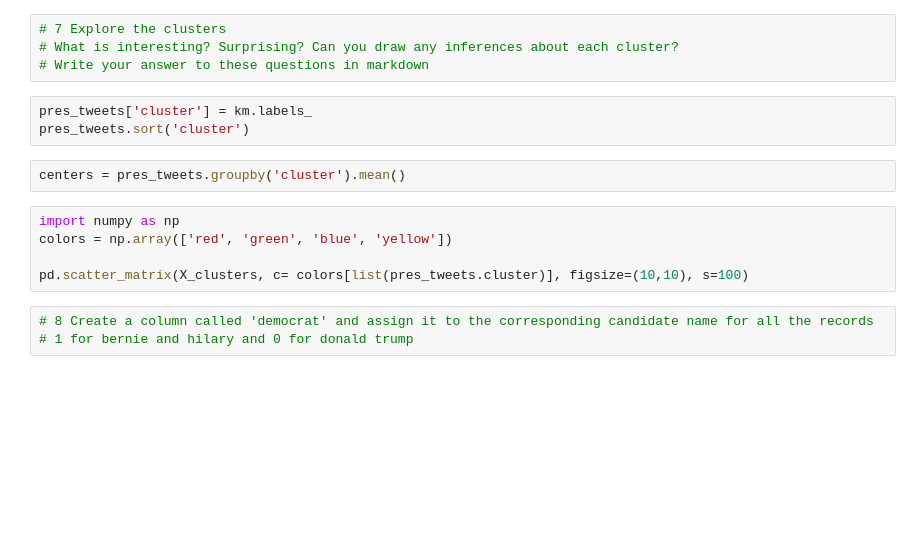
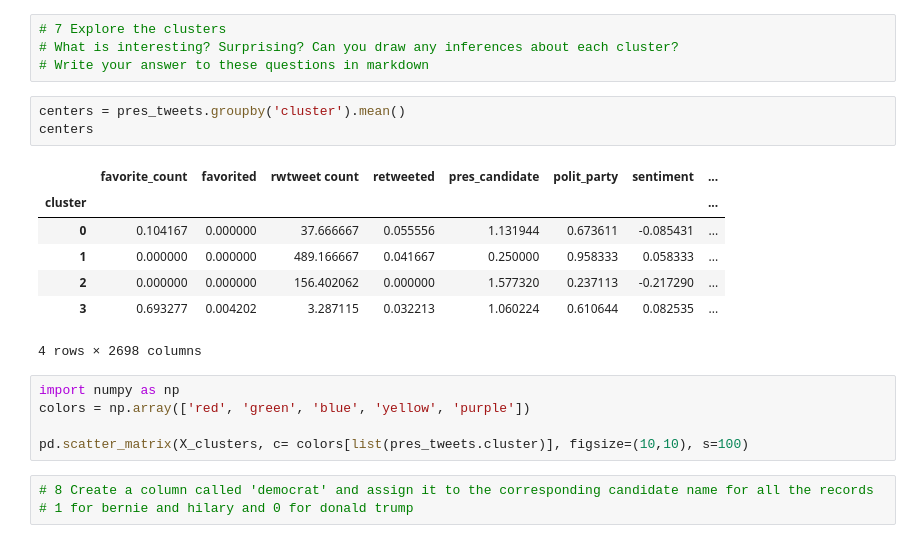
Before and after one commit to vandonova/sfdat22_work, a Jupyter notebook: hw/hw2.ipynb, the cells around one changed output. Cells and saved outputs as stored; diff of their text form; blank space fills up the shorter version.

```diff
--- a/hw/hw2.ipynb
+++ b/hw/hw2.ipynb
@@ -238,14 +277,20 @@ km.fit(X_clusters)
 # 7 Explore the clusters
 # What is interesting? Surprising? Can you draw any inferences about each cluster?
 # Write your answer to these questions in markdown
-# %%
-pres_tweets['cluster'] = km.labels_
-pres_tweets.sort('cluster')
 # %%
 centers = pres_tweets.groupby('cluster').mean()
+centers
+# %% [output]
+|  | favorite_count | favorited | rwtweet count | retweeted | pres_candidate | polit_party | sentiment | ... |
+| cluster |  |  |  |  |  |  |  | ... |
+| 0 | 0.104167 | 0.000000 | 37.666667 | 0.055556 | 1.131944 | 0.673611 | -0.085431 | ... |
+| 1 | 0.000000 | 0.000000 | 489.166667 | 0.041667 | 0.250000 | 0.958333 | 0.058333 | ... |
+| 2 | 0.000000 | 0.000000 | 156.402062 | 0.000000 | 1.577320 | 0.237113 | -0.217290 | ... |
+| 3 | 0.693277 | 0.004202 | 3.287115 | 0.032213 | 1.060224 | 0.610644 | 0.082535 | ... |
+4 rows × 2698 columns
 # %%
 import numpy as np
-colors = np.array(['red', 'green', 'blue', 'yellow'])
+colors = np.array(['red', 'green', 'blue', 'yellow', 'purple'])
 
 pd.scatter_matrix(X_clusters, c= colors[list(pres_tweets.cluster)], figsize=(10,10), s=100)
 # %%
```
Also changed, not shown: parts of 34 cells of this notebook, 27 other files.
